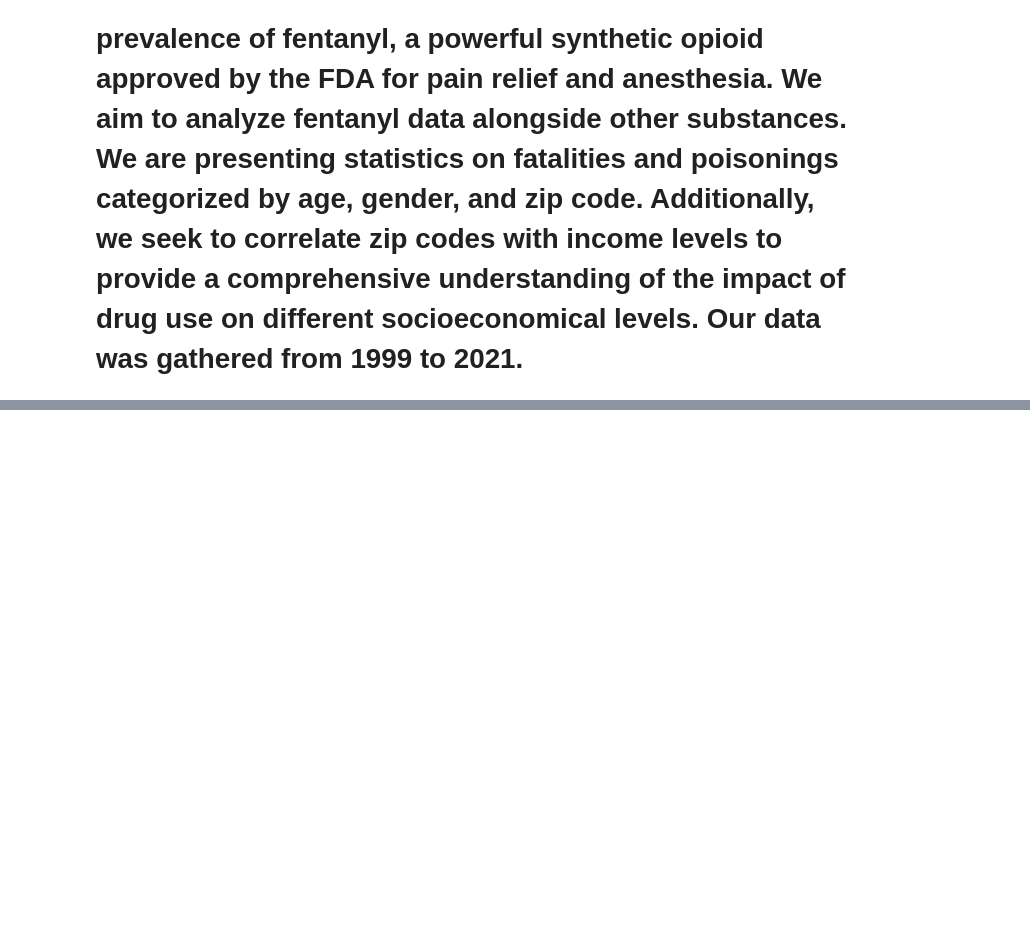
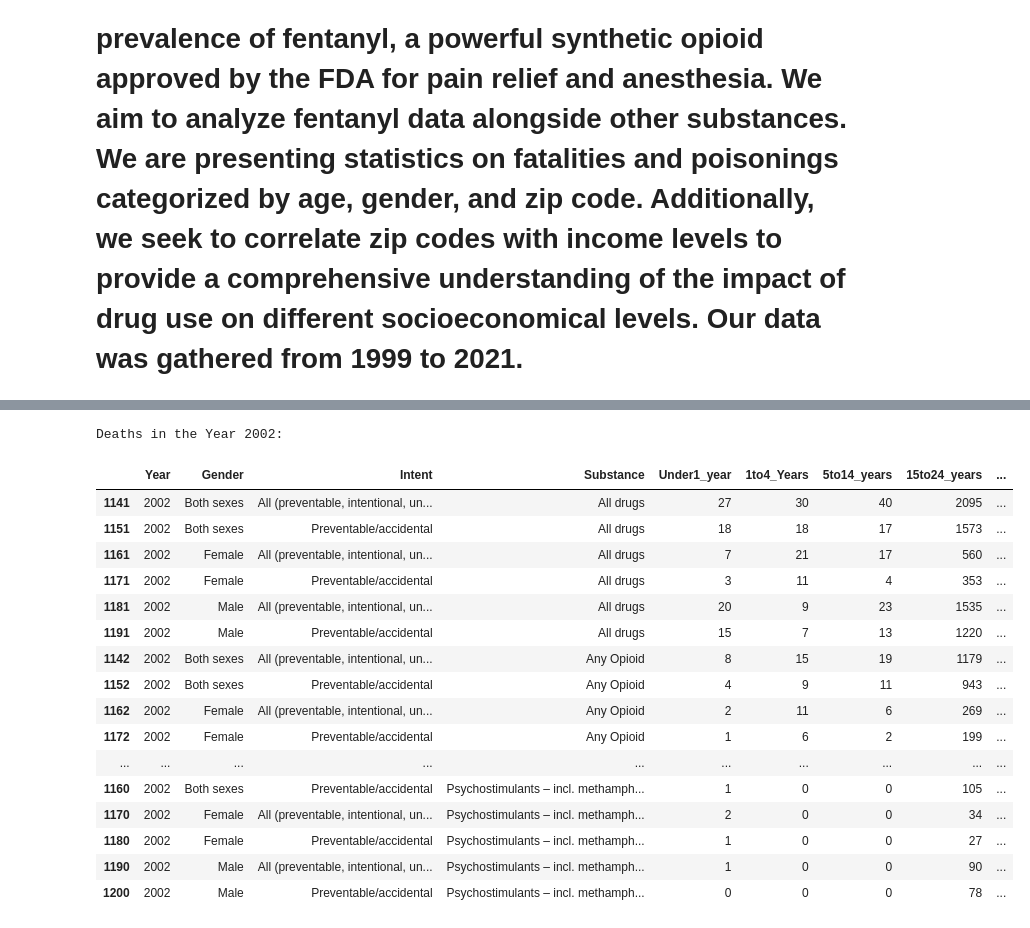
Before and after one commit to ThatCoryGirl/Project3-CrimeData, a Jupyter notebook: project 3 amanda's shit fixing.ipynb, the cells around one changed output, grey strips where cells are left out. Saved outputs shown, nothing was run; the diff lists cells and outputs as text; code cells hidden in the pictures; blank space fills up the shorter version.

```diff
--- a/project 3 amanda's shit fixing.ipynb
+++ b/project 3 amanda's shit fixing.ipynb
@@ -68,4 +302,30 @@ drug_1999_deaths.head()
 # %%
-drug_2000_deaths = sorted_by_drug_deaths[sorted_by_drug_deaths['Year'] == 2000]
-drug_2000_deaths.head()
+# Specify the year you want to filter
+target_year = 2002
+
+# Filter the 'Deaths' DataFrame for the specified year
+deaths_2002 = sorted_deaths[sorted_deaths['Year'] == target_year]
+
+# Display the DataFrame containing deaths in the year 2002
+print(f"Deaths in the Year {target_year}:\n")
+display(deaths_2002)
+# %% [output]
+Deaths in the Year 2002:
+|  | Year | Gender | Intent | Substance | Under1_year | 1to4_Years | 5to14_years | 15to24_years | ... |
+| 1141 | 2002 | Both sexes | All (preventable, intentional, un... | All drugs | 27 | 30 | 40 | 2095 | ... |
+| 1151 | 2002 | Both sexes | Preventable/accidental | All drugs | 18 | 18 | 17 | 1573 | ... |
+| 1161 | 2002 | Female | All (preventable, intentional, un... | All drugs | 7 | 21 | 17 | 560 | ... |
+| 1171 | 2002 | Female | Preventable/accidental | All drugs | 3 | 11 | 4 | 353 | ... |
+| 1181 | 2002 | Male | All (preventable, intentional, un... | All drugs | 20 | 9 | 23 | 1535 | ... |
+| 1191 | 2002 | Male | Preventable/accidental | All drugs | 15 | 7 | 13 | 1220 | ... |
+| 1142 | 2002 | Both sexes | All (preventable, intentional, un... | Any Opioid | 8 | 15 | 19 | 1179 | ... |
+| 1152 | 2002 | Both sexes | Preventable/accidental | Any Opioid | 4 | 9 | 11 | 943 | ... |
+| 1162 | 2002 | Female | All (preventable, intentional, un... | Any Opioid | 2 | 11 | 6 | 269 | ... |
+| 1172 | 2002 | Female | Preventable/accidental | Any Opioid | 1 | 6 | 2 | 199 | ... |
+| ... | ... | ... | ... | ... | ... | ... | ... | ... | ... |
+| 1160 | 2002 | Both sexes | Preventable/accidental | Psychostimulants – incl. methamph... | 1 | 0 | 0 | 105 | ... |
+| 1170 | 2002 | Female | All (preventable, intentional, un... | Psychostimulants – incl. methamph... | 2 | 0 | 0 | 34 | ... |
+| 1180 | 2002 | Female | Preventable/accidental | Psychostimulants – incl. methamph... | 1 | 0 | 0 | 27 | ... |
+| 1190 | 2002 | Male | All (preventable, intentional, un... | Psychostimulants – incl. methamph... | 1 | 0 | 0 | 90 | ... |
+| 1200 | 2002 | Male | Preventable/accidental | Psychostimulants – incl. methamph... | 0 | 0 | 0 | 78 | ... |
 # %%
```
Also changed, not shown: parts of 38 cells of this notebook.
